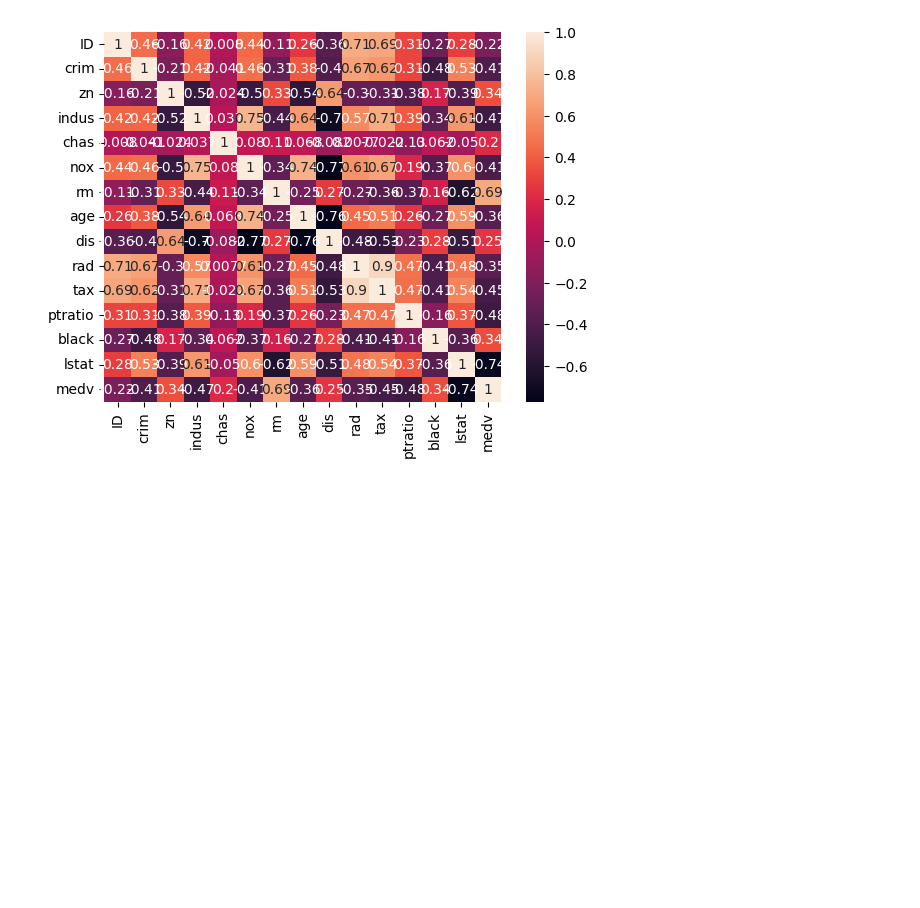
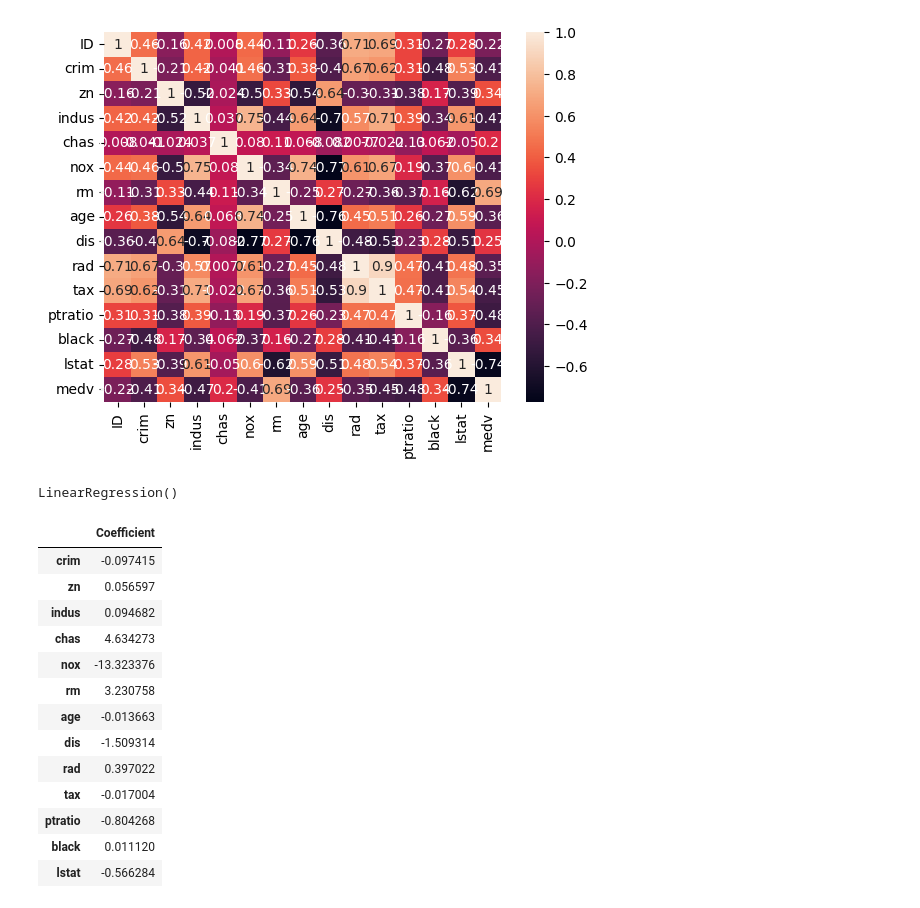
Before and after one commit to flashingCards/House-Prize-Prediction, a Jupyter notebook: p.ipynb, the cells around one changed output. Drawn from its saved outputs; the diff is of its cells as text; code cells hidden in the pictures; blank space fills up the shorter version.

```diff
--- a/p.ipynb
+++ b/p.ipynb
@@ -77,0 +90,24 @@ y = HouseDF['medv']
+# %%
+# fitting the model
+lm.fit(X_train, y_train)
+# %% [output]
+LinearRegression()
+# %%
+coeff_DF = pd.DataFrame(lm.coef_, X.columns, columns=['Coefficient'])
+# %%
+coeff_DF
+# %% [output]
+|  | Coefficient |
+| crim | -0.097415 |
+| zn | 0.056597 |
+| indus | 0.094682 |
+| chas | 4.634273 |
+| nox | -13.323376 |
+| rm | 3.230758 |
+| age | -0.013663 |
+| dis | -1.509314 |
+| rad | 0.397022 |
+| tax | -0.017004 |
+| ptratio | -0.804268 |
+| black | 0.011120 |
+| lstat | -0.566284 |
```
Also changed, not shown: parts of 8 cells of this notebook, 2 other files.
